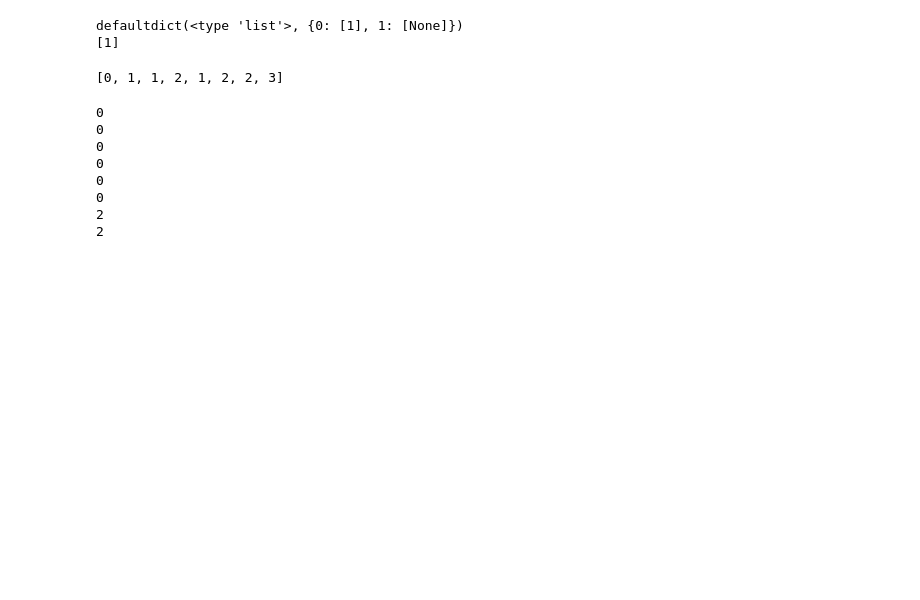
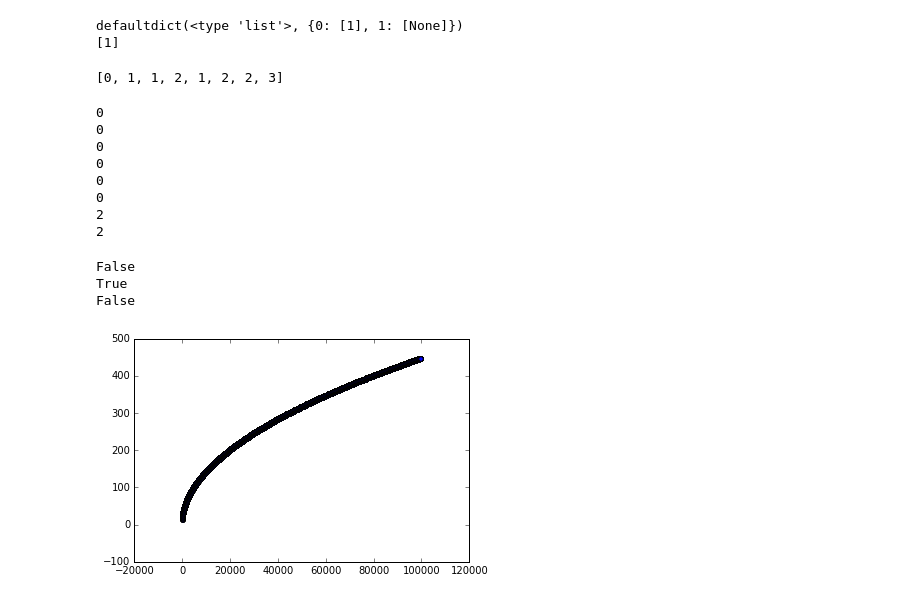
Before and after one commit to 3141bishwa/InterviewPrep, a Jupyter notebook: Untitled.ipynb, the cells around one changed output. Drawn from its saved outputs; the diff is of its cells as text; code cells hidden in the pictures; blank space fills up the shorter version.

Commit message:
Added problems

```diff
--- a/Untitled.ipynb
+++ b/Untitled.ipynb
@@ -2185,3 +2185,76 @@ print numDecodings("10000002")
 0
 2
 2
+# %%
+#Continuous Sum Subarray
+#Leetcode
+# https://leetcode.com/problems/continuous-subarray-sum/description/
+
+
+def cont_subarray_sum(arr, k):
+    res_dict = {}
+
+    if len(arr) < 2:
+        return False
+
+
+    if k == 0:
+        for x in xrange(len(arr) - 1):
+            if arr[x] == arr[x+1] and arr[x] == 0:
+                return True
+
+        return False
+
+    running_sum = 0
+    for i, x in enumerate(arr):
+
+        running_sum += x
+        mod = running_sum % k
+
+        if mod not in res_dict:
+            res_dict[mod] = i
+        else:
+            diff = i - res_dict[mod]
+
+            if diff >= 2:
+                return True
+
+
+    return False
+
+print cont_subarray_sum([23, 2, 4, 6, 7], 0)
+print cont_subarray_sum([23, 2, 6, 4, 7], 6)
+print cont_subarray_sum([2,4], 6)
+# %% [output]
+False
+True
+False
+# %%
+%matplotlib inline
+
+import matplotlib.pyplot as plt
+
+def f(n):
+  i = 1
+  k = 1
+
+
+  count = 0
+  while (k <= n):
+    count+=1
+    i = i + 1
+    k = k + i
+
+
+  return count
+
+res = []
+
+for x in range(100,100000):
+  res.append((x, (f(x))))
+
+
+plt.scatter(*zip(*res))
+plt.show()
+# %% [output]
+[figure, added]
```
